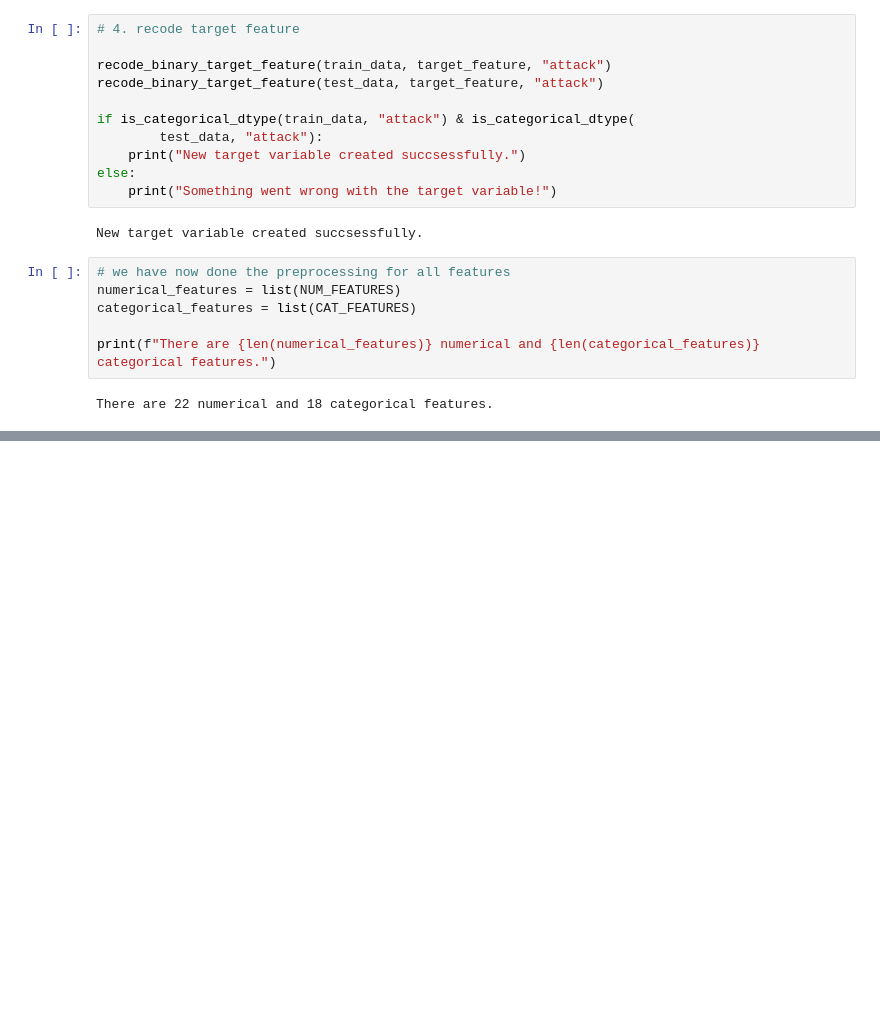
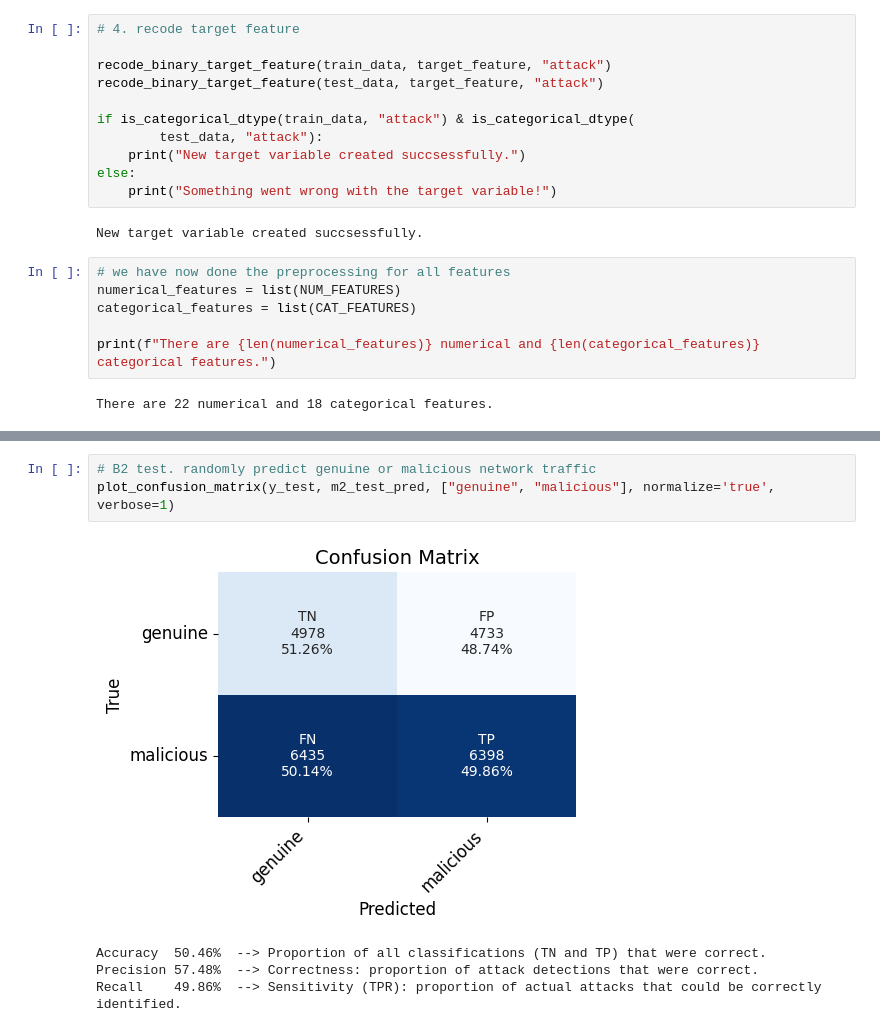
Before and after one commit to A-Lachs/cs-intrusion-detection-system, a Jupyter notebook: model/model.ipynb, the cells around one changed output, grey strips where cells are left out. Cells and saved outputs as stored; diff of their text form; blank space fills up the shorter version.

```diff
--- a/model/model.ipynb
+++ b/model/model.ipynb
@@ -361,0 +485,8 @@ weighted avg       0.69      0.58      0.48    125973
+# %%
+# B2 test. randomly predict genuine or malicious network traffic
+plot_confusion_matrix(y_test, m2_test_pred, ["genuine", "malicious"], normalize='true', verbose=1)
+# %% [output]
+[figure, added]
+Accuracy  50.46%  --> Proportion of all classifications (TN and TP) that were correct.
+Precision 57.48%  --> Correctness: proportion of attack detections that were correct.
+Recall    49.86%  --> Sensitivity (TPR): proportion of actual attacks that could be correctly identified.
```
Also changed, not shown: parts of 54 cells of this notebook, 1 other file.
